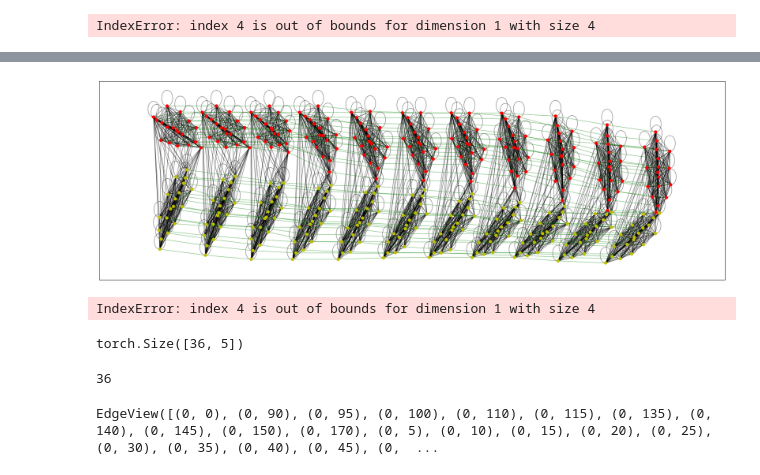
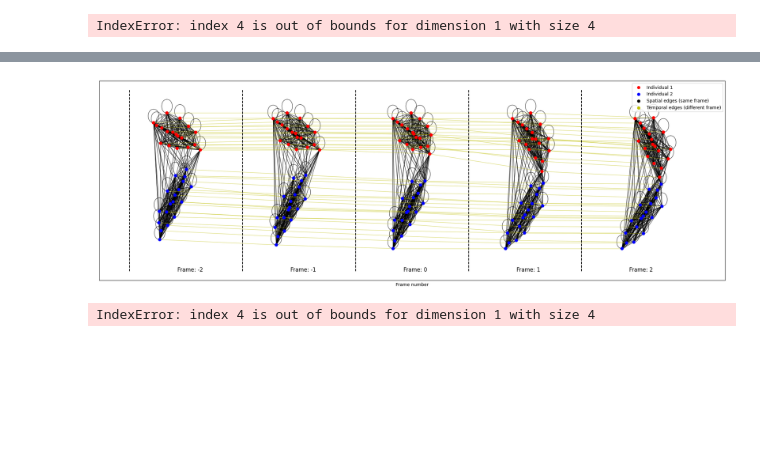
Before and after one commit to JulianAlvarezdeGiorgi/Behavioral_Tagging_of_Mice_in_multiple_Mice_setup_using_Deep_Learning, a Jupyter notebook: src/Visualization.ipynb, the cells around one changed output, grey strips where cells are left out. Saved outputs shown, nothing was run; the diff lists cells and outputs as text; code cells hidden in the pictures; blank space fills up the shorter version.

Commit message:
Visualization and graph bg fixed

```diff
--- a/src/Visualization.ipynb
+++ b/src/Visualization.ipynb
@@ -37,7 +37,7 @@ device = torch.device('cuda' if torch.cuda.is_available() else 'cpu')
 print(device)
 
 # Load the data
-dataset = torch.load(r'c:\Users\jalvarez\Documents\Data\DataLoader_Baseline_models\dataset.pkl', map_location=device)
+dataset = torch.load(r'd:\Data\LargeDataset\new_entire_dataset.pkl', map_location=device)
 # %% [output]
 cpu
 # %%
@@ -99,9 +96,9 @@ for edge in edge_index.T:
             print(edge)
     #if node_features[edge[0], 4] != node_features[edge[1], 4]:
     if frame_mask[edge[0]] != frame_mask[edge[1]]:
-        G1.add_edge(edge[0], edge[1], color='r')
+        G1.add_edge(edge[0], edge[1], color='y')
         edges.append((edge[0], edge[1]))
-        edge1_color.append('g')
+        edge1_color.append('y')
         print('r')
     else:
         edges.append((edge[0], edge[1]))
@@ -160,7 +154,7 @@ tensor([450, 451, 452, 453, 454, 455, 456, 457, 458, 459, 460, 450, 451, 452,
 # Put different colors to the nodes depending on the node features
 colors = node_features[:, 3].numpy()
 # if colors is 0 -> red, if 1 -> yellow
-colors = ['r' if c == 0 else 'y' for c in colors]
+colors = ['r' if c == 0 else 'b' for c in colors]
 
 # Node sizes
 size = 100
@@ -233,16 +214,34 @@ dict(zip(unique, counts))
 # %%
 # Plot the graph
 plt.figure(figsize=(25, 8))
 #pos = nx.spring_layout(G)
 #nx.draw(G, pos, node_size=50, node_color=colors, alpha = 0.3)
 
-nx.draw_networkx_edges(G, pos, alpha=0.5, edge_color=edge_color)
+nx.draw_networkx_edges(G, pos, alpha=0.7, edge_color=edge_color)
 nx.draw_networkx_edges(G1, pos, alpha=0.5, edge_color=edge1_color)
 #nx.draw(G, pos, node_size=50, node_color=colors)
 nx.draw_networkx_nodes(G, pos, node_size=40, node_color=colors)
+# legend for the nodes
+plt.scatter([],[], c='r', label='Individual 1')
+plt.scatter([],[], c='b', label='Individual 2')
+# legend for the edges
+plt.scatter([],[], c='k', label='Spatial edges (same frame)')
+plt.scatter([],[], c='y', label='Temporal edges (different frame)')
+# Plot an discrete x axis to show the frames
+centers = np.arange(pos[:, 0].min() -0.1, pos[:, 0].max() + 0.1, (pos[:, 0].max() - pos[:, 0].min() + 0.2)/5)
+frames = ['Frame: -2', 'Frame: -1', 'Frame: 0', 'Frame: 1', 'Frame: 2']
+
+num_frames = 5
+for i in range(num_frames):
+    plt.text(centers[i]+0.2, pos[:, 1].min() - 0.1, frames[i], fontsize=12)
+    plt.plot([centers[i], centers[i]], [pos[:, 1].min() - 0.1, pos[:, 1].max() + 0.1], 'k--')
+# Indicate the frame number
+plt.xlabel('Frame number')
+# center th x axis in
+plt.legend(loc='upper right')
 plt.show()
 # %% [output]
-[figure, old version]
+[figure, new version]
 # %%
 # Lets only plot the nodes that are in a same frame
 nodes_features_to_keep = node_features[node_features[:,4]==0]
@@ -250,8 +249,6 @@ nodes_features_to_keep = node_features[node_features[:,4]==0]
 IndexError: index 4 is out of bounds for dimension 1 with size 4
 # %%
 nodes_features_to_keep.shape
-# %% [output]
-torch.Size([36, 5])
 # %%
 # edge_index of the nodes that are in the same frame
 G = nx.Graph()
@@ -270,11 +267,7 @@ for i in range(edge_index.shape[1]):
         G.add_edge(edge_index[0, i], edge_index[1, i])
 # %%
 G.number_of_nodes()
-# %% [output]
-36
 # %%
 G.edges
-# %% [output]
-EdgeView([(0, 0), (0, 90), (0, 95), (0, 100), (0, 110), (0, 115), (0, 135), (0, 140), (0, 145), (0, 150), (0, 170), (0, 5), (0, 10), (0, 15), (0, 20), (0, 25), (0, 30), (0, 35), (0, 40), (0, 45), (0,  ...
 # %%
 nodes_in_frame
```
Also changed, not shown: parts of 12 cells of this notebook, 4 other files.
